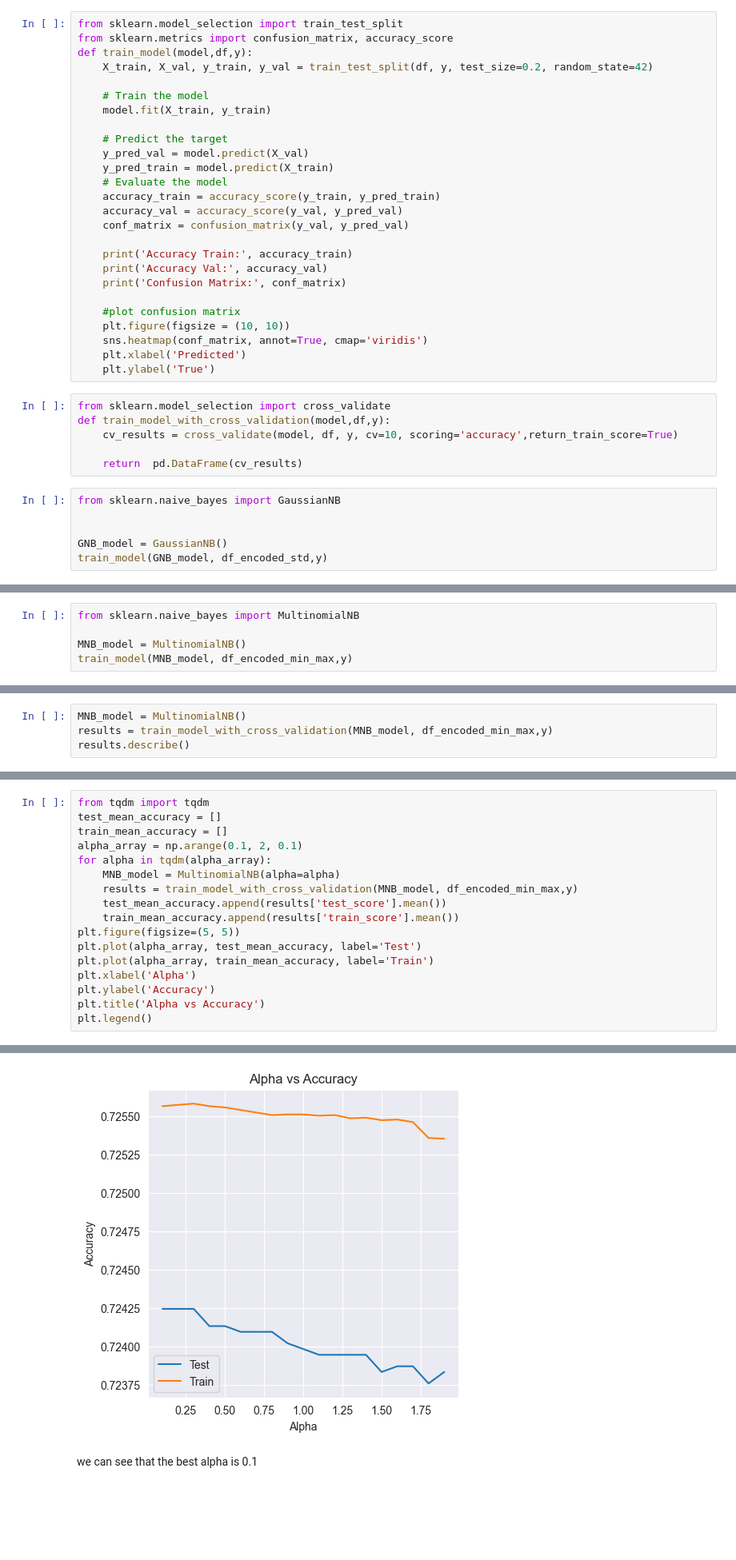
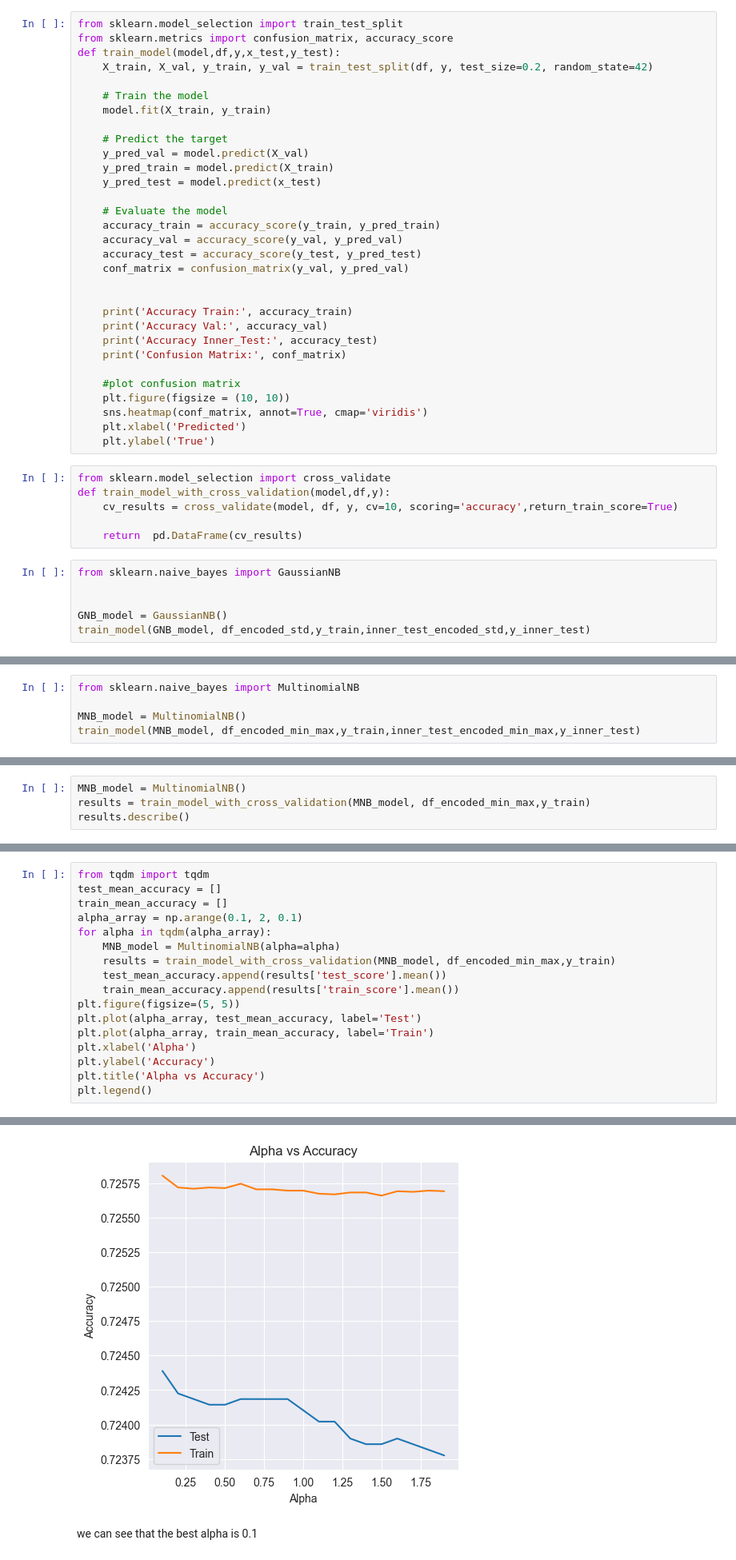
Before and after one commit to almog-sharoni/Data_Mining_Final_Project, a Jupyter notebook: main_notebook.ipynb, the cells around one changed output, grey strips where cells are left out. Shown at 80% size. Cells and saved outputs as stored; diff of their text form; blank space fills up the shorter version.

Commit message:
retuning models

```diff
--- a/main_notebook.ipynb
+++ b/main_notebook.ipynb
@@ -924,7 +936,7 @@ print(test_encoded_std.shape)
 # %%
 from sklearn.model_selection import train_test_split
 from sklearn.metrics import confusion_matrix, accuracy_score
-def train_model(model,df,y):
+def train_model(model,df,y,x_test,y_test):
     X_train, X_val, y_train, y_val = train_test_split(df, y, test_size=0.2, random_state=42)
 
     # Train the model
@@ -933,13 +945,18 @@ def train_model(model,df,y):
     # Predict the target
     y_pred_val = model.predict(X_val)
     y_pred_train = model.predict(X_train)
+    y_pred_test = model.predict(x_test)
+
     # Evaluate the model
     accuracy_train = accuracy_score(y_train, y_pred_train)
     accuracy_val = accuracy_score(y_val, y_pred_val)
+    accuracy_test = accuracy_score(y_test, y_pred_test)
     conf_matrix = confusion_matrix(y_val, y_pred_val)
+
 
     print('Accuracy Train:', accuracy_train)
     print('Accuracy Val:', accuracy_val)
+    print('Accuracy Inner_Test:', accuracy_test)
     print('Confusion Matrix:', conf_matrix)
 
     #plot confusion matrix
@@ -958,5 +975,5 @@ from sklearn.naive_bayes import GaussianNB
 
 
 GNB_model = GaussianNB()
-train_model(GNB_model, df_encoded_std,y)
+train_model(GNB_model, df_encoded_std,y_train,inner_test_encoded_std,y_inner_test)
 # %% [output]
@@ -982,5 +1000,5 @@ results.describe()
 from sklearn.naive_bayes import MultinomialNB
 
 MNB_model = MultinomialNB()
-train_model(MNB_model, df_encoded_min_max,y)
+train_model(MNB_model, df_encoded_min_max,y_train,inner_test_encoded_min_max,y_inner_test)
 # %% [output]
@@ -992,6 +1011,6 @@ Confusion Matrix: [[3384  187]
 # %%
 MNB_model = MultinomialNB()
-results = train_model_with_cross_validation(MNB_model, df_encoded_min_max,y)
+results = train_model_with_cross_validation(MNB_model, df_encoded_min_max,y_train)
 results.describe()
 # %% [output]
 |  | fit_time | score_time | test_score | train_score |
@@ -1006,23 +1025,23 @@ results.describe()
 # %%
 from tqdm import tqdm
 test_mean_accuracy = []
 train_mean_accuracy = []
 alpha_array = np.arange(0.1, 2, 0.1)
 for alpha in tqdm(alpha_array):
     MNB_model = MultinomialNB(alpha=alpha)
-    results = train_model_with_cross_validation(MNB_model, df_encoded_min_max,y)
+    results = train_model_with_cross_validation(MNB_model, df_encoded_min_max,y_train)
     test_mean_accuracy.append(results['test_score'].mean())
     train_mean_accuracy.append(results['train_score'].mean())
 plt.figure(figsize=(5, 5))
 plt.plot(alpha_array, test_mean_accuracy, label='Test')
 plt.plot(alpha_array, train_mean_accuracy, label='Train')
 plt.xlabel('Alpha')
 plt.ylabel('Accuracy')
 plt.title('Alpha vs Accuracy')
 plt.legend()
 # %% [output]
 <matplotlib.legend.Legend at 0x...>
-[figure, old version]
+[figure, new version]
 # %% [markdown]
 we can see that the best alpha is 0.1
 # %%
```
Also changed, not shown: parts of 44 cells of this notebook, 9 other files.
